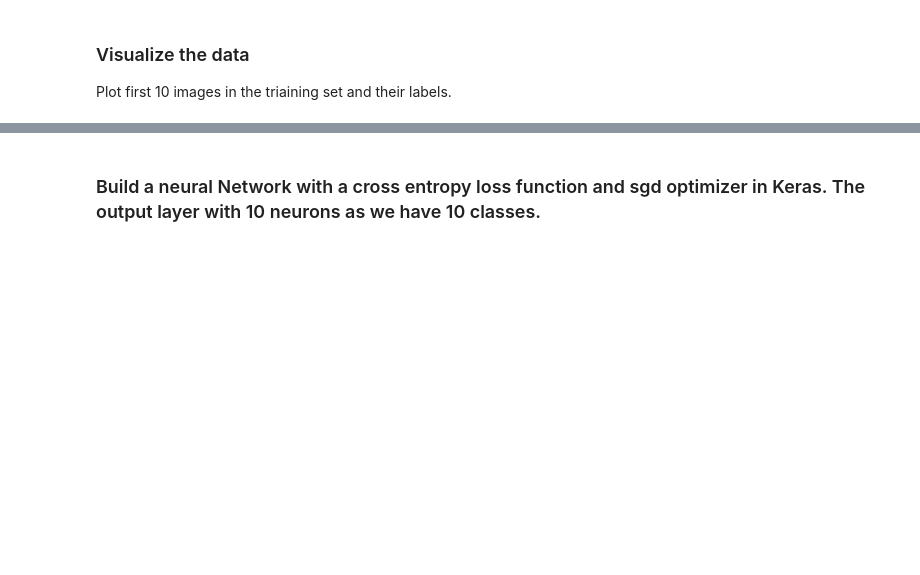
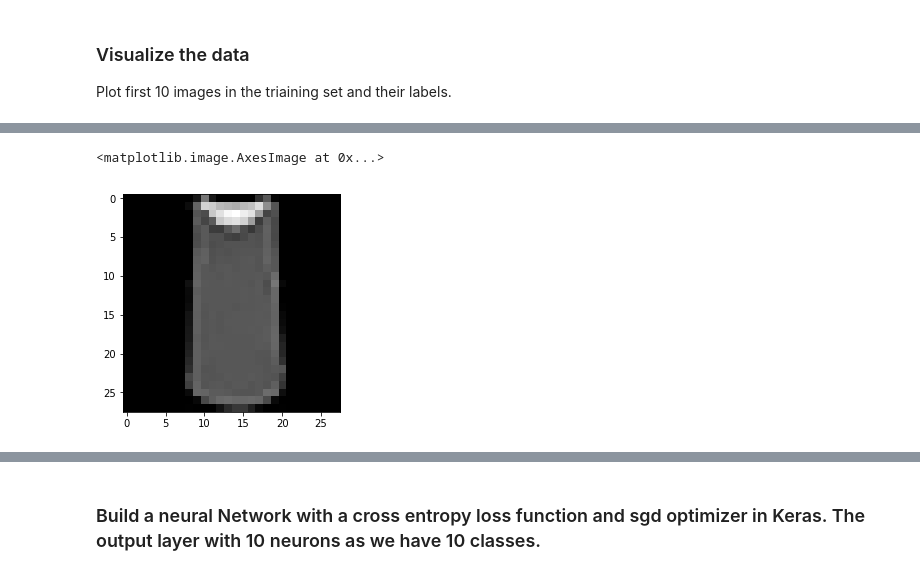
Before and after one commit to GreatLearningAIML1/bangalore-feb-batch-rabigarg, a Jupyter notebook: R6_ExternalLab_AIML.ipynb, the cells around one changed output, grey strips where cells are left out. Cells and saved outputs as stored; diff of their text form; code cells hidden in the pictures; blank space fills up the shorter version.

```diff
--- a/R6_ExternalLab_AIML.ipynb
+++ b/R6_ExternalLab_AIML.ipynb
@@ -44,0 +95,5 @@ Plot first 10 images in the triaining set and their labels.
+# %%
+plt.imshow(trainX[1,:,:],cmap='gray')
+# %% [output]
+<matplotlib.image.AxesImage at 0x...>
+[figure, added]
```
Also changed, not shown: parts of 27 cells of this notebook.
